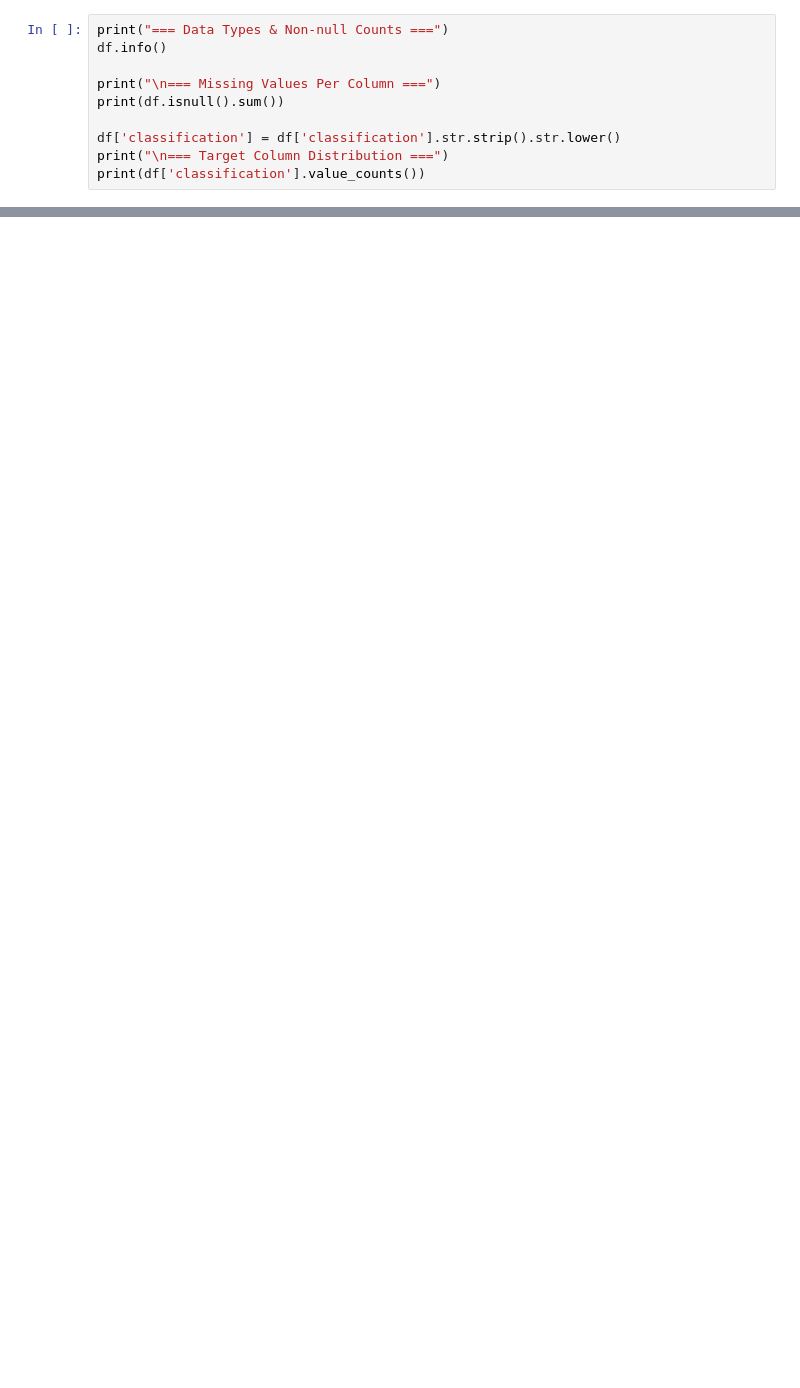
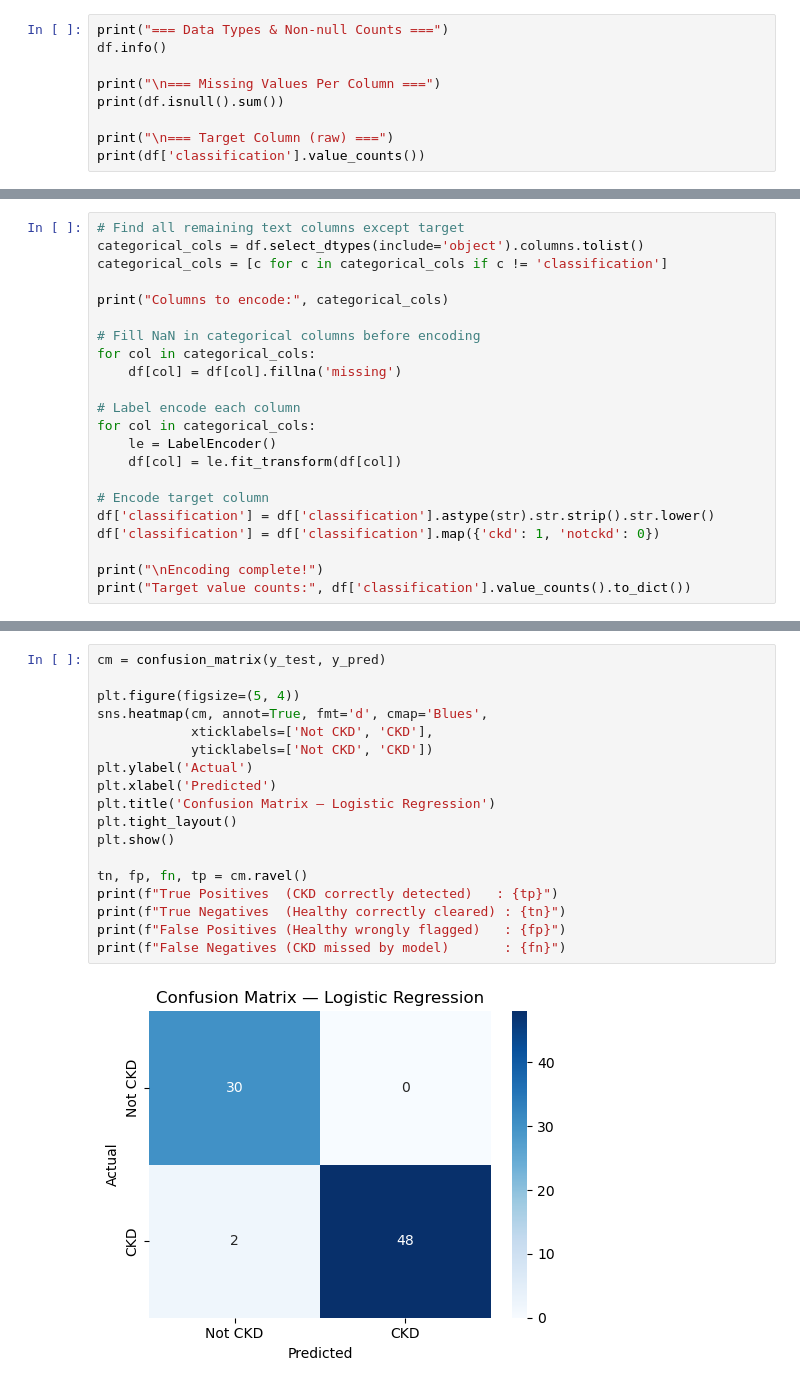
Before and after one commit to isiniperera/ML-assignment, a Jupyter notebook: notebooks/logistic_regression.ipynb, the cells around one changed output, grey strips where cells are left out. Cells and saved outputs as stored; diff of their text form; blank space fills up the shorter version.

```diff
--- a/notebooks/logistic_regression.ipynb
+++ b/notebooks/logistic_regression.ipynb
@@ -27,6 +38,5 @@ df.info()
 print("\n=== Missing Values Per Column ===")
 print(df.isnull().sum())
 
-df['classification'] = df['classification'].str.strip().str.lower()
-print("\n=== Target Column Distribution ===")
+print("\n=== Target Column (raw) ===")
 print(df['classification'].value_counts())
@@ -32,0 +127,22 @@ print(df['classification'].value_counts())
+# %%
+# Find all remaining text columns except target
+categorical_cols = df.select_dtypes(include='object').columns.tolist()
+categorical_cols = [c for c in categorical_cols if c != 'classification']
+
+print("Columns to encode:", categorical_cols)
+
+# Fill NaN in categorical columns before encoding
+for col in categorical_cols:
+    df[col] = df[col].fillna('missing')
+
+# Label encode each column
+for col in categorical_cols:
+    le = LabelEncoder()
+    df[col] = le.fit_transform(df[col])
+
+# Encode target column
+df['classification'] = df['classification'].astype(str).str.strip().str.lower()
+df['classification'] = df['classification'].map({'ckd': 1, 'notckd': 0})
+
+print("\nEncoding complete!")
+print("Target value counts:", df['classification'].value_counts().to_dict())
@@ -207,0 +300,20 @@ print(confusion_matrix(y_test, y_pred))
+# %%
+cm = confusion_matrix(y_test, y_pred)
+
+plt.figure(figsize=(5, 4))
+sns.heatmap(cm, annot=True, fmt='d', cmap='Blues',
+            xticklabels=['Not CKD', 'CKD'],
+            yticklabels=['Not CKD', 'CKD'])
+plt.ylabel('Actual')
+plt.xlabel('Predicted')
+plt.title('Confusion Matrix — Logistic Regression')
+plt.tight_layout()
+plt.show()
+
+tn, fp, fn, tp = cm.ravel()
+print(f"True Positives  (CKD correctly detected)   : {tp}")
+print(f"True Negatives  (Healthy correctly cleared) : {tn}")
+print(f"False Positives (Healthy wrongly flagged)   : {fp}")
+print(f"False Negatives (CKD missed by model)       : {fn}")
+# %% [output]
+[figure, added]
```
Also changed, not shown: parts of 19 cells of this notebook.
